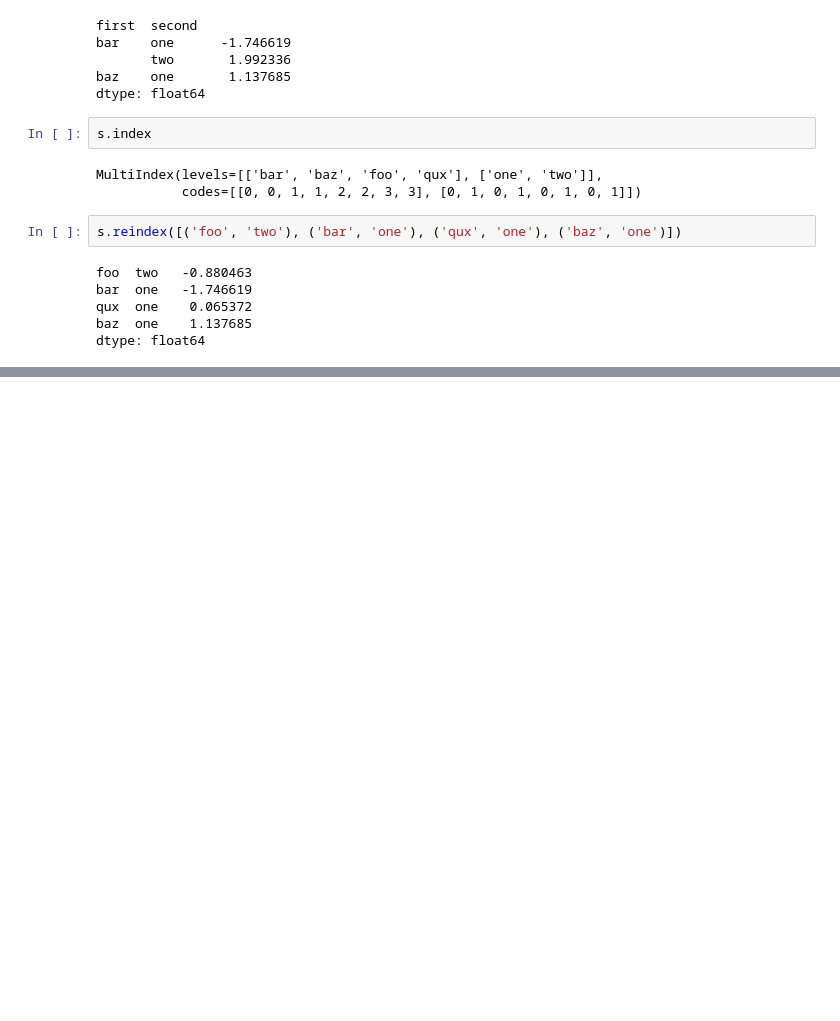
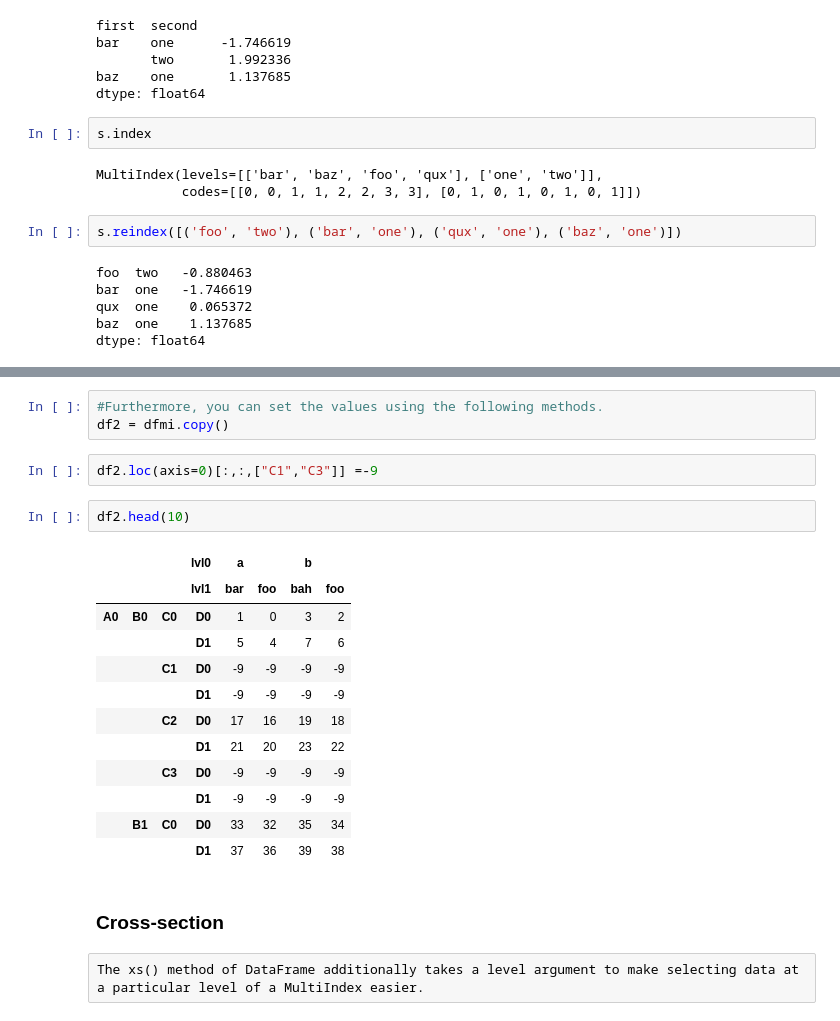
Before and after one commit to sushtend/100-days-of-ml-code, a Jupyter notebook: code/ml/pandas/Essential basic functionality.ipynb, the cells around one changed output, grey strips where cells are left out. Saved outputs shown, nothing was run; the diff lists cells and outputs as text; blank space fills up the shorter version.

```diff
--- a/code/ml/pandas/Essential basic functionality.ipynb
+++ b/code/ml/pandas/Essential basic functionality.ipynb
@@ -1822,0 +2045,24 @@ dtype: float64
+# %%
+#Furthermore, you can set the values using the following methods.
+df2 = dfmi.copy()
+# %%
+df2.loc(axis=0)[:,:,["C1","C3"]] =-9
+# %%
+df2.head(10)
+# %% [output]
+|  |  |  | lvl0 | a |  | b |  |
+|  |  |  | lvl1 | bar | foo | bah | foo |
+| A0 | B0 | C0 | D0 | 1 | 0 | 3 | 2 |
+|  |  |  | D1 | 5 | 4 | 7 | 6 |
+|  |  | C1 | D0 | -9 | -9 | -9 | -9 |
+|  |  |  | D1 | -9 | -9 | -9 | -9 |
+|  |  | C2 | D0 | 17 | 16 | 19 | 18 |
+|  |  |  | D1 | 21 | 20 | 23 | 22 |
+|  |  | C3 | D0 | -9 | -9 | -9 | -9 |
+|  |  |  | D1 | -9 | -9 | -9 | -9 |
+|  | B1 | C0 | D0 | 33 | 32 | 35 | 34 |
+|  |  |  | D1 | 37 | 36 | 39 | 38 |
+# %% [markdown]
+### Cross-section
+# %% [raw]
+The xs() method of DataFrame additionally takes a level argument to make selecting data at a particular level of a MultiIndex easier.
```
Also changed, not shown: parts of 75 cells of this notebook.
